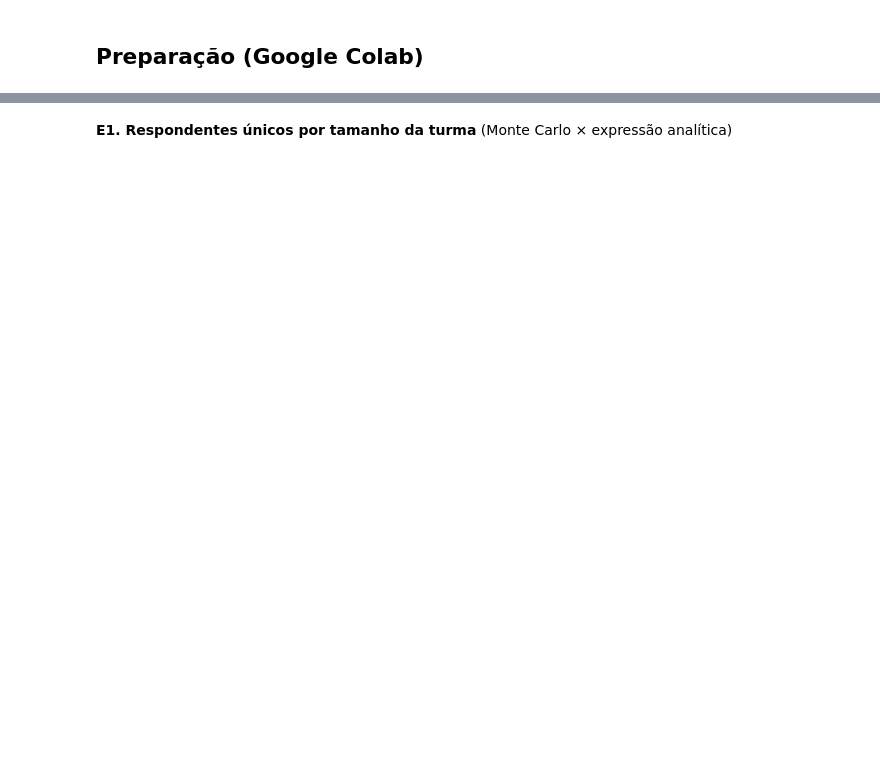
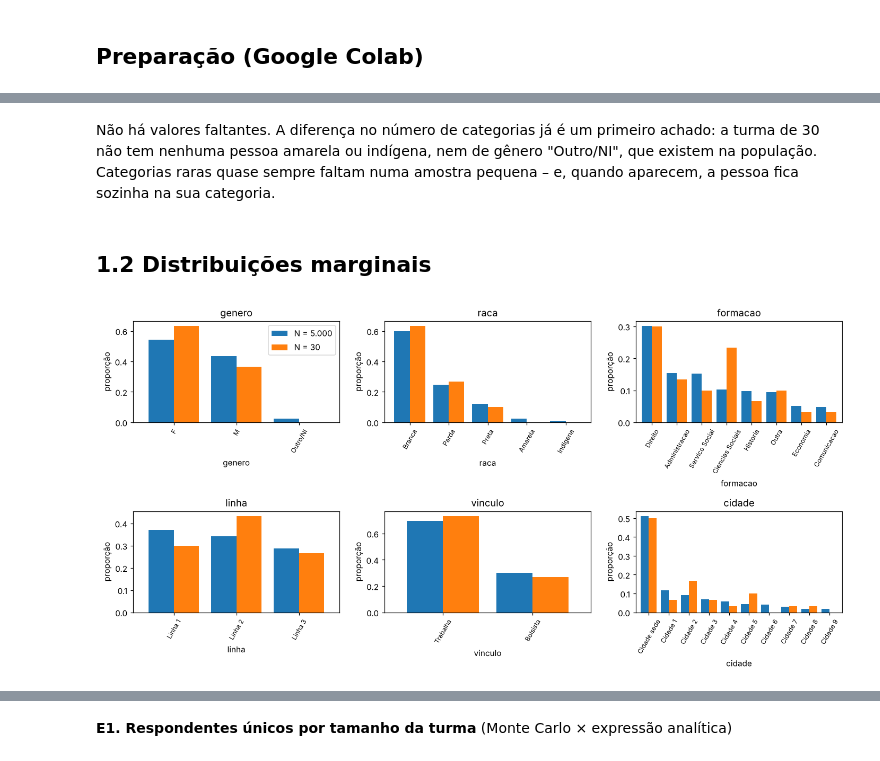
Before and after one commit to barbozapauloricardo/reidentificacao-populacoes-pequenas, a Jupyter notebook: testes_do_artigo.ipynb, the cells around one changed output, grey strips where cells are left out. Cells and saved outputs as stored; diff of their text form; code cells hidden in the pictures; blank space fills up the shorter version.

```diff
--- a/testes_do_artigo.ipynb
+++ b/testes_do_artigo.ipynb
@@ -150,0 +132,11 @@ Cada pergunta abaixo é respondida por uma consulta à rede (eliminação de var
+# %%
+VARS = ad.VARS
+turma_bruta = pd.read_csv("dados_sinteticos/turma_N30.csv")
+pop_bruta = pd.read_csv("dados_sinteticos/populacao_N5000.csv")
+display(turma_bruta[["id"] + VARS].head(8))
+resumo = pd.DataFrame({
+    "tipo": ["categórica"] * 2 + ["numérica (anos)"] + ["categórica"] * 4,
+    "categorias na turma (N=30)": turma_bruta[VARS].nunique(),
+    "categorias na população (N=5.000)": pop_bruta[VARS].nunique(),
+    "valores faltantes": pop_bruta[VARS].isna().sum() + turma_bruta[VARS].isna().sum()})
+display(resumo)
@@ -150,0 +161,14 @@ Cada pergunta abaixo é respondida por uma consulta à rede (eliminação de var
+# %% [markdown]
+Não há valores faltantes. A diferença no número de categorias já é um primeiro achado: a turma de 30 não tem nenhuma pessoa amarela ou indígena, nem de gênero "Outro/NI", que existem na população. Categorias raras quase sempre faltam numa amostra pequena – e, quando aparecem, a pessoa fica sozinha na sua categoria.
+# %% [markdown]
+## 1.2 Distribuições marginais
+# %%
+fig, eixos = plt.subplots(2, 3, figsize=(13, 6.5))
+for ax, v in zip(eixos.flat, ["genero", "raca", "formacao", "linha", "vinculo", "cidade"]):
+    t = pd.DataFrame({"N = 5.000": pop_bruta[v].value_counts(normalize=True),
+                      "N = 30": turma_bruta[v].value_counts(normalize=True)}).fillna(0)
+    t.sort_values("N = 5.000", ascending=False).plot.bar(ax=ax, width=0.8, legend=(v == "genero"))
+    ax.set_title(v); ax.set_ylabel("proporção"); ax.tick_params(axis="x", labelrotation=60, labelsize=8)
+fig.tight_layout(); mostrar(fig)
+# %% [output]
+[figure, added]
```
Also changed, not shown: parts of 108 cells of this notebook, 2 other files.
